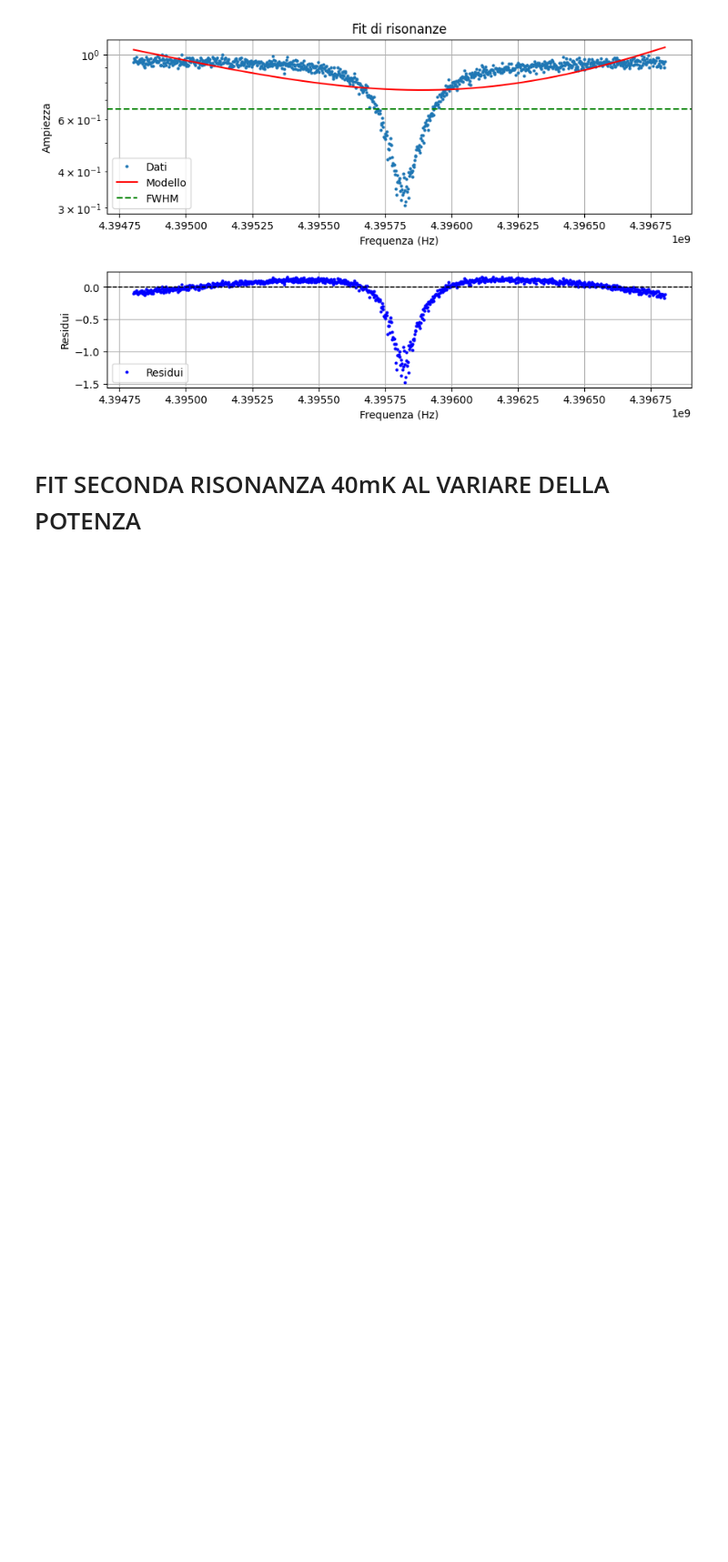
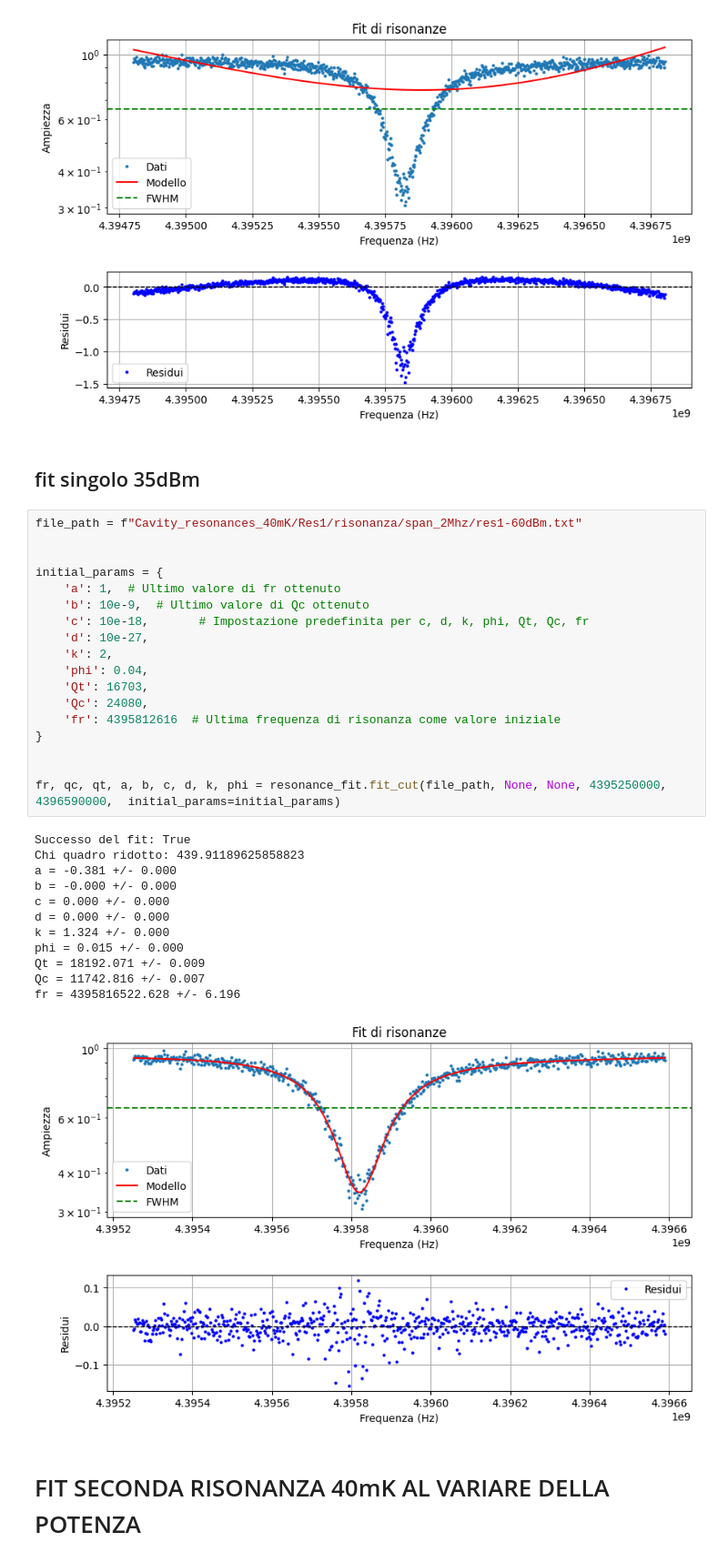
Before and after one commit to biqute/QTLab2425, a Jupyter notebook: 2Dqubit/presa_dati/Fit_40mK/fit_40_mK.ipynb, the cells around one changed output. Shown at 91% size. Drawn from its saved outputs; the diff is of its cells as text; blank space fills up the shorter version.

```diff
--- a/2Dqubit/presa_dati/Fit_40mK/fit_40_mK.ipynb
+++ b/2Dqubit/presa_dati/Fit_40mK/fit_40_mK.ipynb
@@ -134,6 +134,39 @@ Qt = 152.728 +/- 0.002
 Qc = 19945.468 +/- 0.273
 fr = 4395870696.031 +/- 10.010
 [figure]
+# %% [markdown]
+## fit singolo 35dBm
+# %%
+file_path = f"Cavity_resonances_40mK/Res1/risonanza/span_2Mhz/res1-60dBm.txt"
+
+
+initial_params = {
+    'a': 1,  # Ultimo valore di fr ottenuto
+    'b': 10e-9,  # Ultimo valore di Qc ottenuto
+    'c': 10e-18,       # Impostazione predefinita per c, d, k, phi, Qt, Qc, fr
+    'd': 10e-27,
+    'k': 2,
+    'phi': 0.04,
+    'Qt': 16703,
+    'Qc': 24080,
+    'fr': 4395812616  # Ultima frequenza di risonanza come valore iniziale
+}
+
+
+fr, qc, qt, a, b, c, d, k, phi = resonance_fit.fit_cut(file_path, None, None, 4395250000, 4396590000,  initial_params=initial_params)
+# %% [output]
+Successo del fit: True
+Chi quadro ridotto: 439.91189625858823
+a = -0.381 +/- 0.000
+b = -0.000 +/- 0.000
+c = 0.000 +/- 0.000
+d = 0.000 +/- 0.000
+k = 1.324 +/- 0.000
+phi = 0.015 +/- 0.000
+Qt = 18192.071 +/- 0.009
+Qc = 11742.816 +/- 0.007
+fr = 4395816522.628 +/- 6.196
+[figure, added]
 # %% [markdown]
 # FIT SECONDA RISONANZA 40mK AL VARIARE DELLA POTENZA
 # %%
```
Also changed, not shown: 1 other file.
